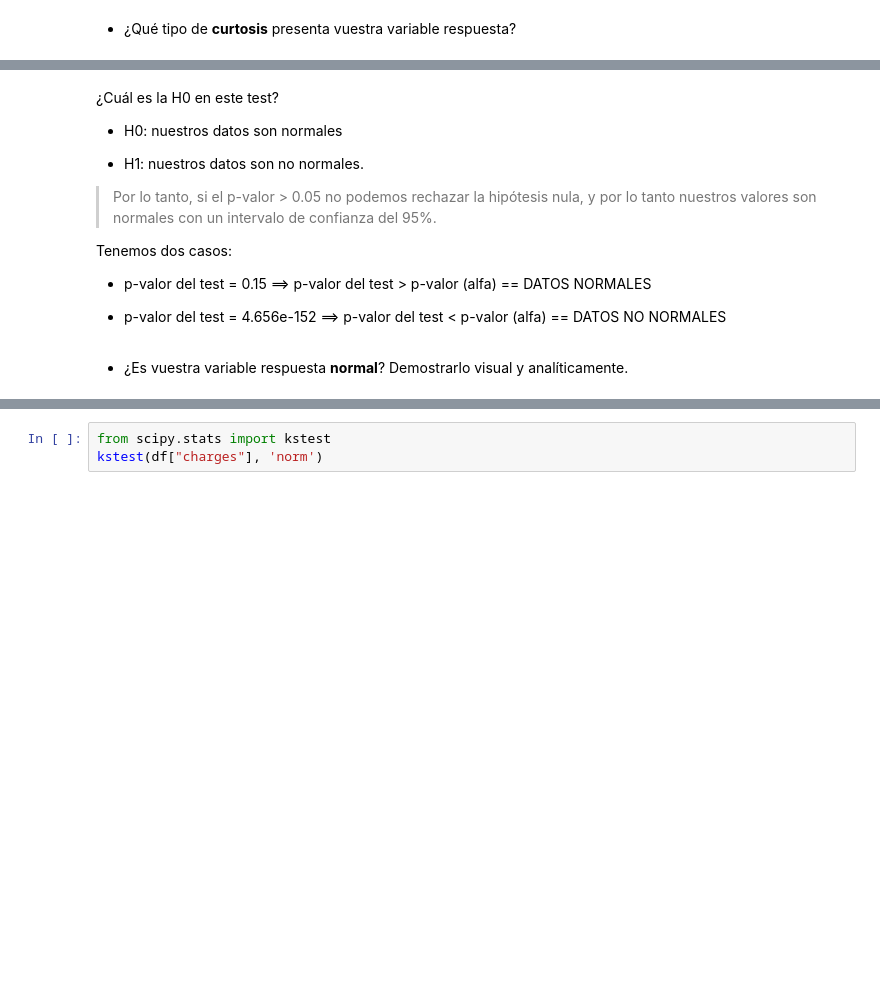
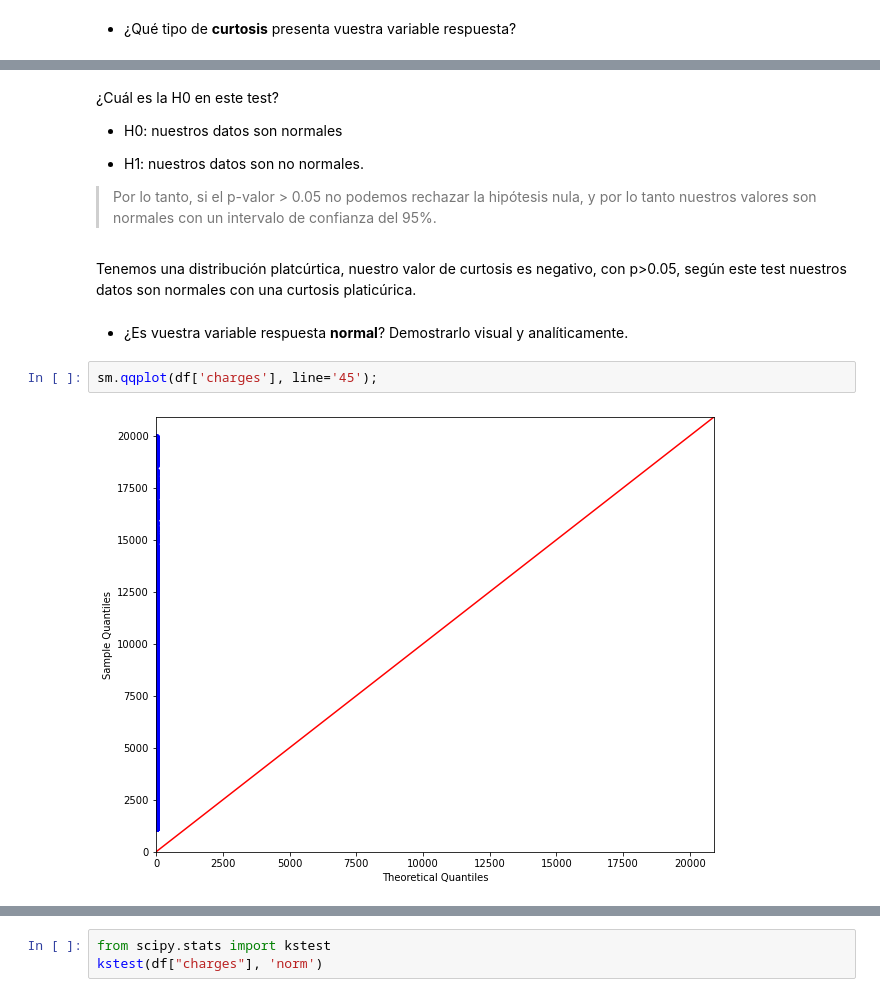
Before and after one commit to Adalab/DA-modulo-3-sprint-1-ana-anak, a Jupyter notebook: 02-RL-ML-Test.ipynb, the cells around one changed output, grey strips where cells are left out. Saved outputs shown, nothing was run; the diff lists cells and outputs as text; blank space fills up the shorter version.

```diff
--- a/02-RL-ML-Test.ipynb
+++ b/02-RL-ML-Test.ipynb
@@ -91,15 +76,15 @@ KurtosistestResult(statistic=-7.76298666255981, pvalue=8.295233900915478e-15)
 - H1: nuestros datos son no normales.
 
 > Por lo tanto, si el p-valor > 0.05 no podemos rechazar la hipótesis nula, y por lo tanto nuestros valores son normales con un intervalo de confianza del 95%.
-
-Tenemos dos casos:
-
-- p-valor del test = 0.15 ==> p-valor del test > p-valor (alfa) == DATOS NORMALES
-
-- p-valor del test = 4.656e-152 ==> p-valor del test < p-valor (alfa) == DATOS NO NORMALES
+# %% [markdown]
+Tenemos una distribución platcúrtica, nuestro valor de curtosis es negativo, con p>0.05, según este test nuestros datos son normales con una curtosis platicúrica.
 # %% [markdown]
 
 - ¿Es vuestra variable respuesta **normal**? Demostrarlo visual y analíticamente.
+# %%
+sm.qqplot(df['charges'], line='45');
+# %% [output]
+[figure, added]
 # %%
 stats.shapiro(df["charges"])
 # %% [output]
```
Also changed, not shown: parts of 11 cells of this notebook, 7 other files.
